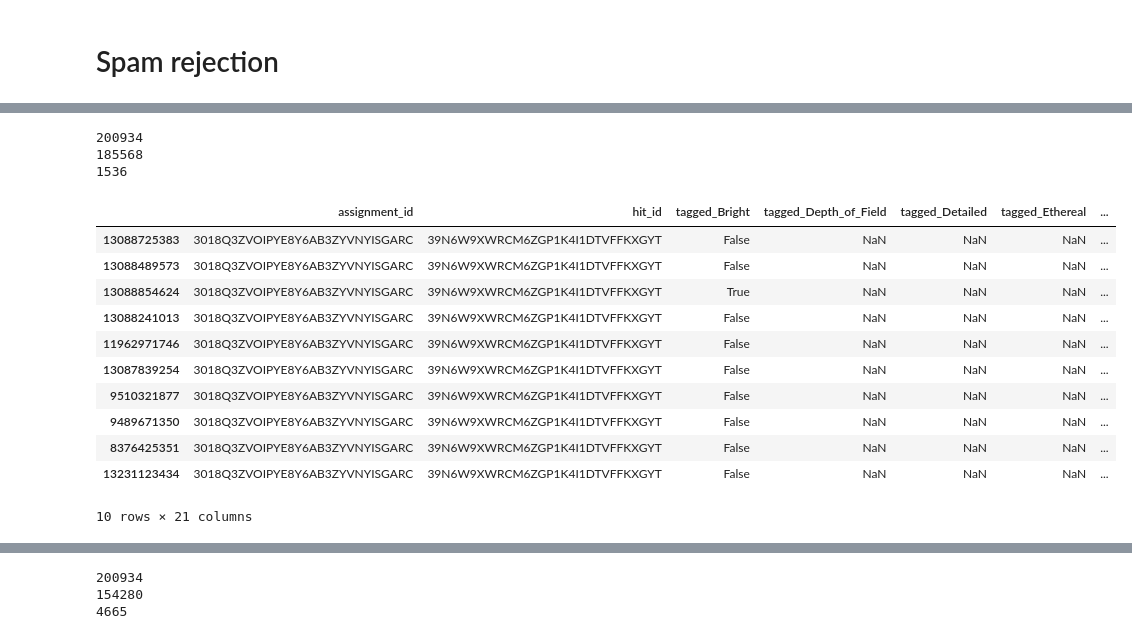
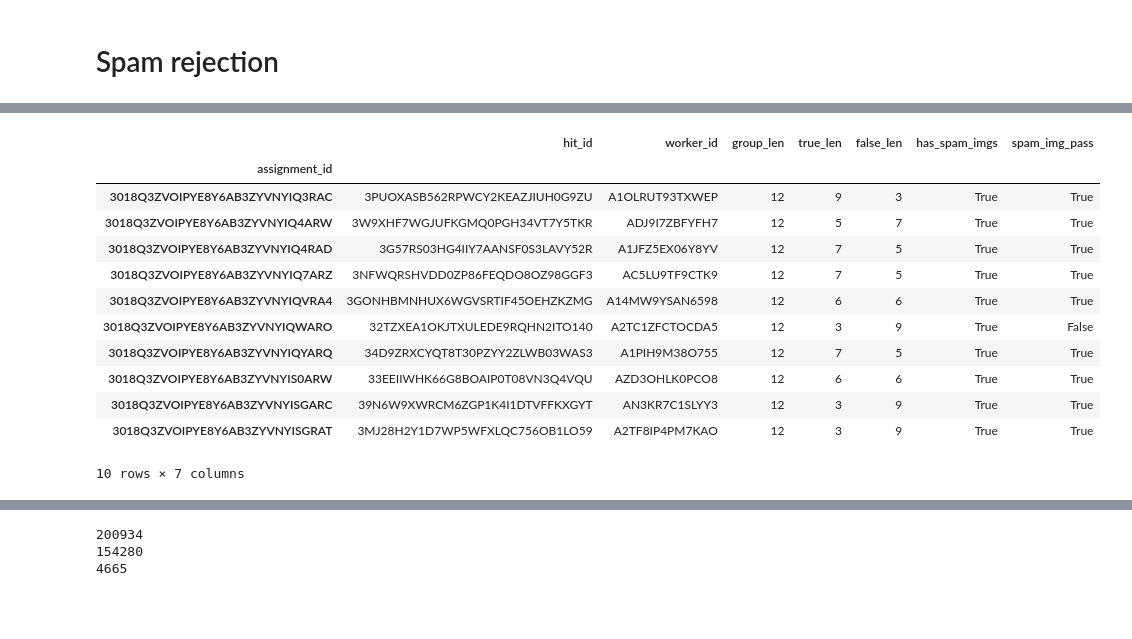
Before and after one commit to matttrent/vislab, a Jupyter notebook: notebooks/mturk_get_results.ipynb, the cells around one changed output, grey strips where cells are left out. Saved outputs shown, nothing was run; the diff lists cells and outputs as text; code cells hidden in the pictures; blank space fills up the shorter version.

Commit message:
improving spam checking

```diff
--- a/notebooks/mturk_get_results.ipynb
+++ b/notebooks/mturk_get_results.ipynb
@@ -392,8 +499,8 @@ for i, assign in enumerate( assignments ):
         style_tag = qparts[-1]
 
         if style_tag not in style_dict.keys():
-            print i, assign.HITId, assign.AssignmentId
-            break
+            print assign.AssignmentId, qid
+            continue
 
         style_tag = 'tagged_' + style_dict[ style_tag ].replace( ' ', '_' )
 
@@ -521,2 +731,38 @@ def test_ten( group ):
+# %%
+def test_spam( group ):
+
+    # get the style_ and tagged_ names
+    sn = style_col_dict[ group.ix[0]['style'] ]
+    tn = 'tagged_' + sn[6:]
+
+    # reject if all answered true or false
+    glen = len( group )
+    tlen = len( group[ group[tn] == True ] )
+    flen = len( group[ group[tn] == False ] )
+
+    # get the spam rejection images
+    spam_idx = spam_images[sn]
+
+    if set( spam_idx ).issubset( set(group.index) ):
+        has_spam_imgs = True
+    else:
+        has_spam_imgs = False
+
+    spam_img_pass = None
+    if has_spam_imgs:
+        if group.ix[ spam_idx ][tn].any():
+            spam_img_pass = True
+        else:
+            spam_img_pass = False
+
+    return pd.Series(
+        [ group.ix[0]['hit_id'],
+          group.ix[0]['worker_id'],
+          glen, tlen, flen,
+          has_spam_imgs, spam_img_pass ],
+        index=[ 'hit_id', 'worker_id',
+                'group_len', 'true_len', 'false_len',
+                'has_spam_imgs', 'spam_img_pass' ]
+    )
 # %%
-grouped = answer_df.groupby( 'assignment_id', as_index=False )
+spam_df = ans_assign_df.groupby( 'assignment_id', as_index=False ).apply( test_spam )
@@ -543,8 +768,0 @@ early_df = grouped.apply( test_ten )
-# %%
-print len( answer_df )
-print len( early_df )
-print ( len(answer_df) - len(early_df) ) / 10
-# %% [output]
-200934
-185568
-1536
@@ -583,15 +769,16 @@ clean_df = grouped.apply( test_spam )
 # %%
-clean_df.head(10)
+spam_df.head(10)
 # %% [output]
-|  | assignment_id | hit_id | tagged_Bright | tagged_Depth_of_Field | tagged_Detailed | tagged_Ethereal | ... |
-| 13088725383 | 3018Q3ZVOIPYE8Y6AB3ZYVNYISGARC | 39N6W9XWRCM6ZGP1K4I1DTVFFKXGYT | False | NaN | NaN | NaN | ... |
-| 13088489573 | 3018Q3ZVOIPYE8Y6AB3ZYVNYISGARC | 39N6W9XWRCM6ZGP1K4I1DTVFFKXGYT | False | NaN | NaN | NaN | ... |
-| 13088854624 | 3018Q3ZVOIPYE8Y6AB3ZYVNYISGARC | 39N6W9XWRCM6ZGP1K4I1DTVFFKXGYT | True | NaN | NaN | NaN | ... |
-| 13088241013 | 3018Q3ZVOIPYE8Y6AB3ZYVNYISGARC | 39N6W9XWRCM6ZGP1K4I1DTVFFKXGYT | False | NaN | NaN | NaN | ... |
-| 11962971746 | 3018Q3ZVOIPYE8Y6AB3ZYVNYISGARC | 39N6W9XWRCM6ZGP1K4I1DTVFFKXGYT | False | NaN | NaN | NaN | ... |
-| 13087839254 | 3018Q3ZVOIPYE8Y6AB3ZYVNYISGARC | 39N6W9XWRCM6ZGP1K4I1DTVFFKXGYT | False | NaN | NaN | NaN | ... |
-| 9510321877 | 3018Q3ZVOIPYE8Y6AB3ZYVNYISGARC | 39N6W9XWRCM6ZGP1K4I1DTVFFKXGYT | False | NaN | NaN | NaN | ... |
-| 9489671350 | 3018Q3ZVOIPYE8Y6AB3ZYVNYISGARC | 39N6W9XWRCM6ZGP1K4I1DTVFFKXGYT | False | NaN | NaN | NaN | ... |
-| 8376425351 | 3018Q3ZVOIPYE8Y6AB3ZYVNYISGARC | 39N6W9XWRCM6ZGP1K4I1DTVFFKXGYT | False | NaN | NaN | NaN | ... |
-| 13231123434 | 3018Q3ZVOIPYE8Y6AB3ZYVNYISGARC | 39N6W9XWRCM6ZGP1K4I1DTVFFKXGYT | False | NaN | NaN | NaN | ... |
+|  | hit_id | worker_id | group_len | true_len | false_len | has_spam_imgs | spam_img_pass |
+| assignment_id |  |  |  |  |  |  |  |
+| 3018Q3ZVOIPYE8Y6AB3ZYVNYIQ3RAC | 3PUOXASB562RPWCY2KEAZJIUH0G9ZU | A1OLRUT93TXWEP | 12 | 9 | 3 | True | True |
+| 3018Q3ZVOIPYE8Y6AB3ZYVNYIQ4ARW | 3W9XHF7WGJUFKGMQ0PGH34VT7Y5TKR | ADJ9I7ZBFYFH7 | 12 | 5 | 7 | True | True |
+| 3018Q3ZVOIPYE8Y6AB3ZYVNYIQ4RAD | 3G57RS03HG4IIY7AANSF0S3LAVY52R | A1JFZ5EX06Y8YV | 12 | 7 | 5 | True | True |
+| 3018Q3ZVOIPYE8Y6AB3ZYVNYIQ7ARZ | 3NFWQRSHVDD0ZP86FEQDO8OZ98GGF3 | AC5LU9TF9CTK9 | 12 | 7 | 5 | True | True |
+| 3018Q3ZVOIPYE8Y6AB3ZYVNYIQVRA4 | 3GONHBMNHUX6WGVSRTIF45OEHZKZMG | A14MW9YSAN6598 | 12 | 6 | 6 | True | True |
+| 3018Q3ZVOIPYE8Y6AB3ZYVNYIQWARO | 32TZXEA1OKJTXULEDE9RQHN2ITO140 | A2TC1ZFCTOCDA5 | 12 | 3 | 9 | True | False |
+| 3018Q3ZVOIPYE8Y6AB3ZYVNYIQYARQ | 34D9ZRXCYQT8T30PZYY2ZLWB03WAS3 | A1PIH9M38O755 | 12 | 7 | 5 | True | True |
+| 3018Q3ZVOIPYE8Y6AB3ZYVNYIS0ARW | 33EEIIWHK66G8BOAIP0T08VN3Q4VQU | AZD3OHLK0PCO8 | 12 | 6 | 6 | True | True |
+| 3018Q3ZVOIPYE8Y6AB3ZYVNYISGARC | 39N6W9XWRCM6ZGP1K4I1DTVFFKXGYT | AN3KR7C1SLYY3 | 12 | 3 | 9 | True | True |
+| 3018Q3ZVOIPYE8Y6AB3ZYVNYISGRAT | 3MJ28H2Y1D7WP5WFXLQC756OB1LO59 | A2TF8IP4PM7KAO | 12 | 3 | 9 | True | True |
-10 rows × 21 columns
+10 rows × 7 columns
```
Also changed, not shown: parts of 40 cells of this notebook.
